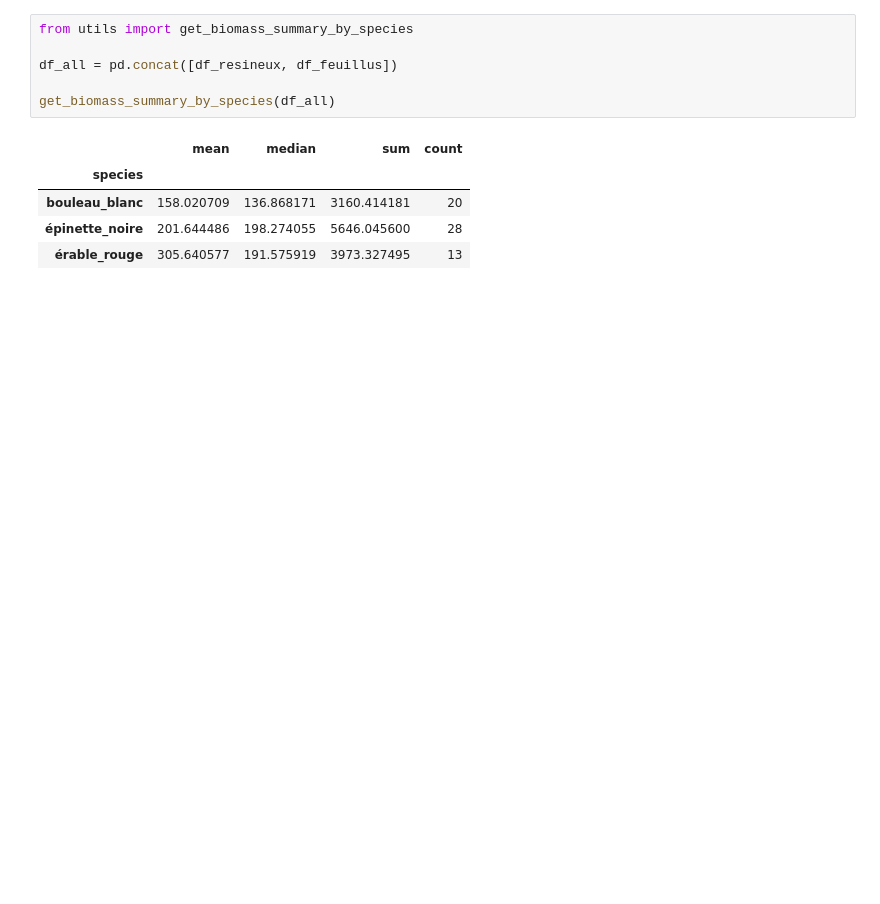
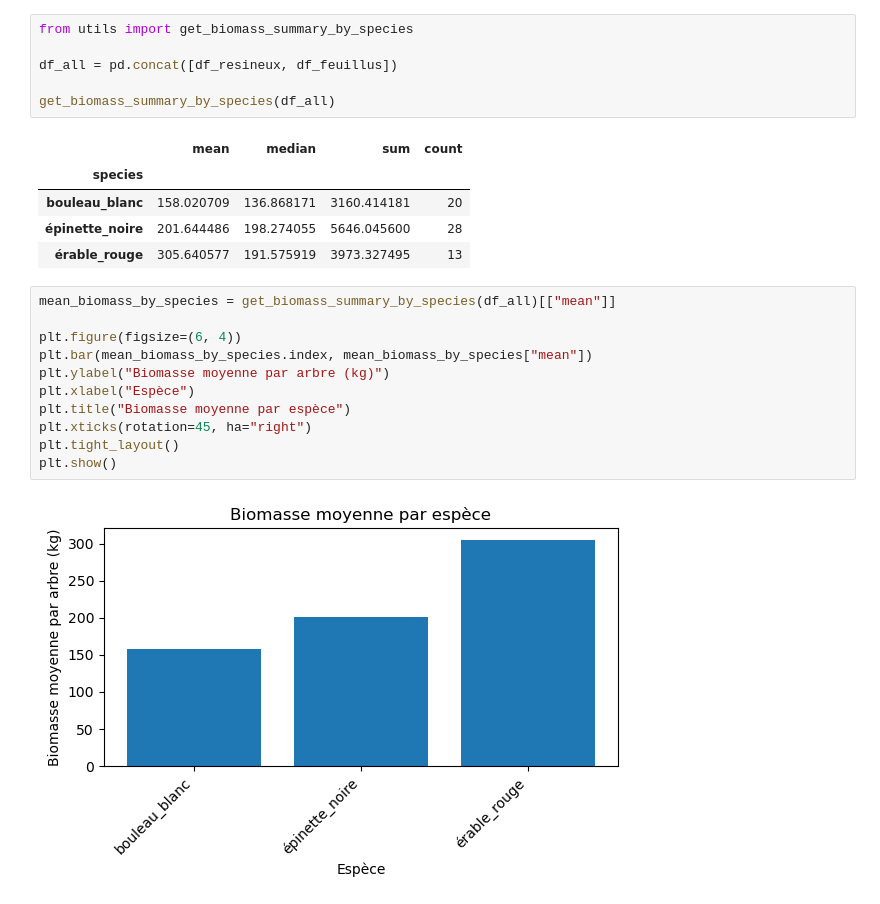
Before and after one commit to Grondinite/inventaire_forestier_jupyter_notebook, a Jupyter notebook: plot_comparison.ipynb, the cells around one changed output. Cells and saved outputs as stored; diff of their text form; blank space fills up the shorter version.

Commit message:
add report for plot comp

```diff
--- a/plot_comparison.ipynb
+++ b/plot_comparison.ipynb
@@ -144,3 +65,16 @@ get_biomass_summary_by_species(df_all)
 | bouleau_blanc | 158.020709 | 136.868171 | 3160.414181 | 20 |
 | épinette_noire | 201.644486 | 198.274055 | 5646.045600 | 28 |
 | érable_rouge | 305.640577 | 191.575919 | 3973.327495 | 13 |
+# %%
+mean_biomass_by_species = get_biomass_summary_by_species(df_all)[["mean"]]
+
+plt.figure(figsize=(6, 4))
+plt.bar(mean_biomass_by_species.index, mean_biomass_by_species["mean"])
+plt.ylabel("Biomasse moyenne par arbre (kg)")
+plt.xlabel("Espèce")
+plt.title("Biomasse moyenne par espèce")
+plt.xticks(rotation=45, ha="right")
+plt.tight_layout()
+plt.show()
+# %% [output]
+[figure, added]
```
Also changed, not shown: parts of 11 cells of this notebook, 4 other files.
